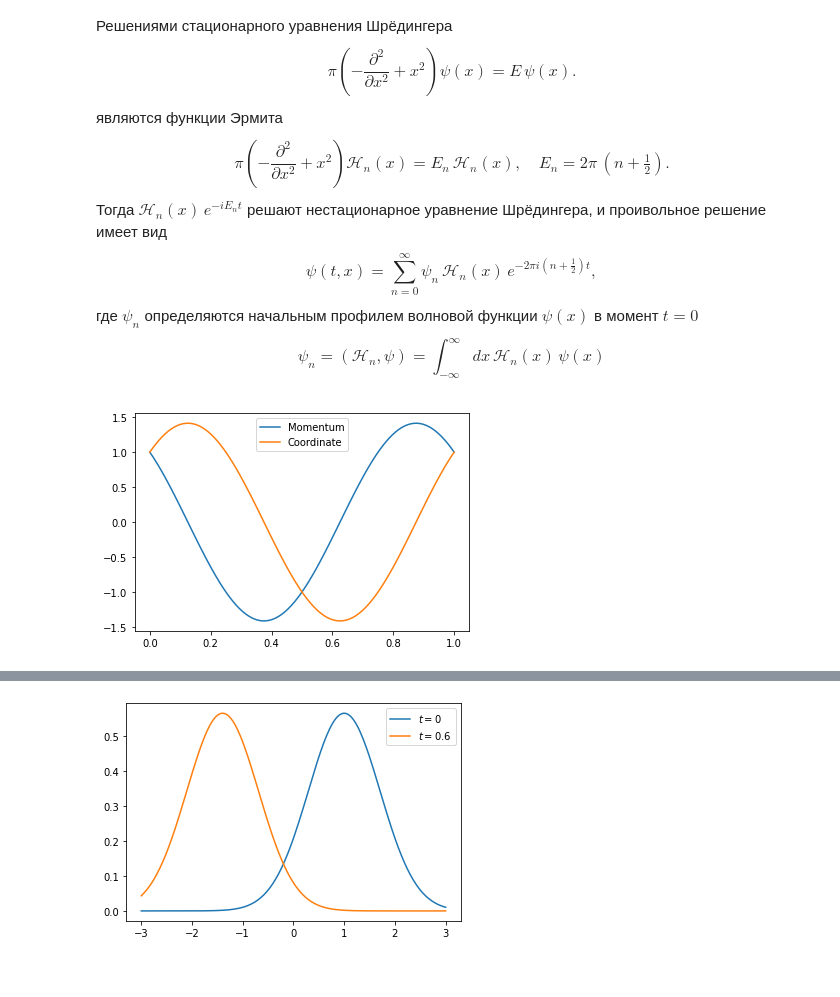
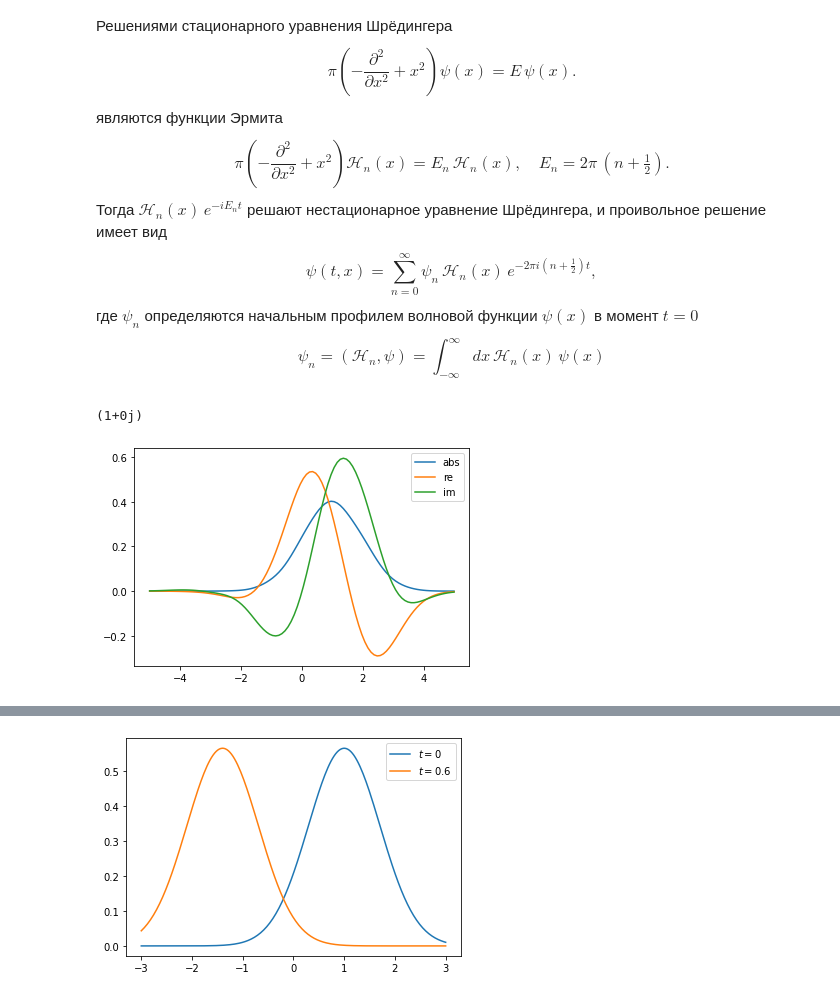
Before and after one commit to kolganovn/quantum, a Jupyter notebook: Oscillator.ipynb, the cells around one changed output, grey strips where cells are left out. Saved outputs shown, nothing was run; the diff lists cells and outputs as text; code cells hidden in the pictures.

```diff
--- a/Oscillator.ipynb
+++ b/Oscillator.ipynb
@@ -55,7 +55,9 @@ def proj(k, f):
         x_lim = sqrt(2*k + 1) + (C)**(2/3) * k**(-1/6)
     else:
         x_lim = sqrt(3 * C)
-    return quad(lambda x: herm_f(k, x) * f(x), -dx, dx)[0]
+    ans = quad(lambda x: real(herm_f(k, x) * f(x)), -x_lim, x_lim)[0]
+    ans += 1.j * quad(lambda x: imag(herm_f(k, x) * f(x)), -x_lim, x_lim)[0]
+    return ans
 # %% [markdown]
 Взятие производной и умножение функции Эрмита на $x$ снова выражается через функции Эрмита
 \begin{align}
@@ -70,7 +72,7 @@ class HermiteF():
         if callable(source):
             coefs = []
             for k in range(kwargs['N']):
-                coefs.append(proj(k, self.in_cond))
+                coefs.append(proj(k, source))
             self.coefs = np.array(coefs)
         elif hasattr(source, '__iter__'):
             self.coefs = np.array(source)
@@ -209,11 +211,19 @@ class Oscillator(HermiteF):
 # Когерентное состояние
 a = (1 + 1.j) / sqrt(2)
 osc = Oscillator([a**k / sqrt(gamma(k+1)) for k in range(20)])
-# %%
-ls = np.linspace(0, 1, 100)
-plt.plot(ls, [osc.momentum(t, k=1) for t in ls], label="Momentum")
-plt.plot(ls, [osc.coord(t, k=1) for t in ls], label="Coordinate")
-plt.legend()
-plt.show()
-# %% [output]
-[figure, removed]
+# %%
+xi = 2
+init = lambda x: exp(-((x - 1)**2 - 2.j*xi*1*x)/(2*xi))
+osc = Oscillator(init, N=10)
+print(osc * osc)
+# %% [output]
+(1+0j)
+# %%
+l_x = np.linspace(-5, 5, 100)
+plt.plot(l_x, [osc(x, 0, 'prob') for x in l_x], label="abs")
+plt.plot(l_x, [real(osc(x, 0, 'ampl')) for x in l_x], label="re")
+plt.plot(l_x, [imag(osc(x, 0, 'ampl')) for x in l_x], label="im")
+plt.legend()
+plt.show()
+# %% [output]
+[figure, added]
```
Also changed, not shown: parts of 1 cell of this notebook.
